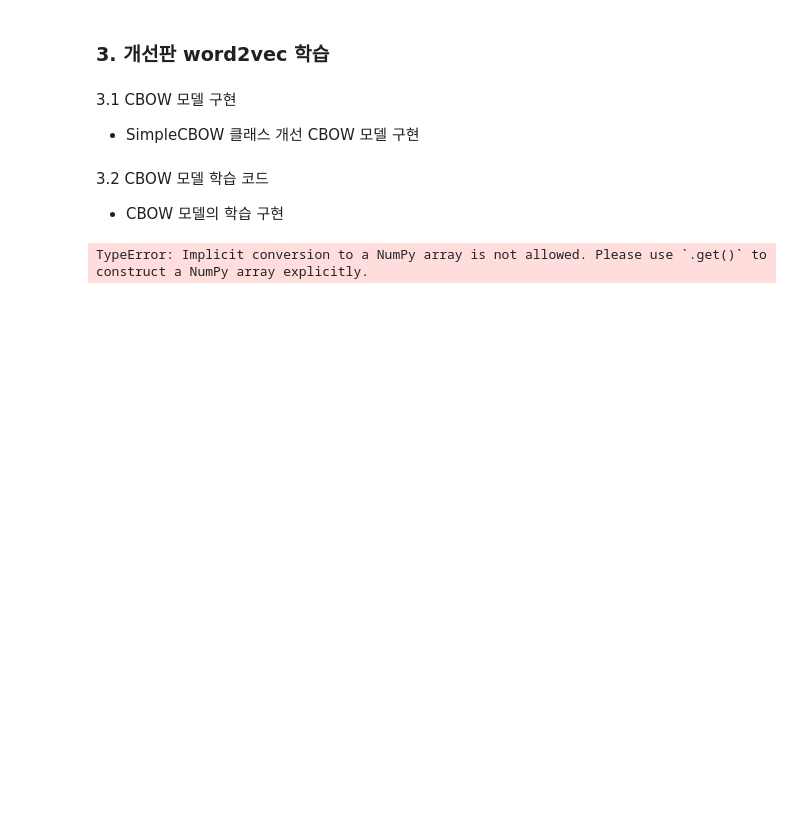
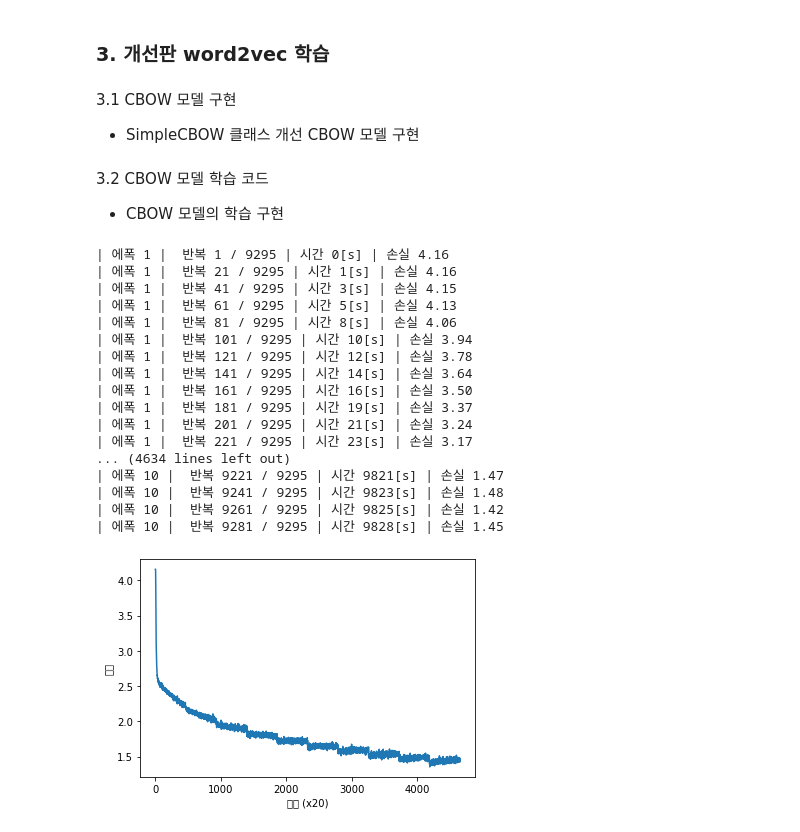
Before and after one commit to JiniNH/dmz03, a Jupyter notebook: [밑바닥2]Chapter4_word2vec_improve.ipynb, the cells around one changed output. Saved outputs shown, nothing was run; the diff lists cells and outputs as text; code cells hidden in the pictures; blank space fills up the shorter version.

```diff
--- a/[밑바닥2]Chapter4_word2vec_improve.ipynb
+++ b/[밑바닥2]Chapter4_word2vec_improve.ipynb
@@ -65,7 +65,7 @@ class Embedding:
         self.grads = [np.zeros_like(W)]
         self.idx = None
 
-    # forward()
+    #forward
     def forward(self, idx):
         W, = self.params
         self.idx = idx
@@ -85,19 +85,15 @@ class Embedding:
     def backward(self, dout):
         dW, = self.grads
         dW[...] = 0
+        np.add.at(dW, self.idx, dout)
 
-        # 계산효율상 for 문보다는 numpy 메서드 사용
-        # for i, word_id in enumerate(self.idx):
-        #     dW[word_id] += dout[i]
-        np.add.at(dW, self.idx, dout)
 
         # # cupy 버전에 따른 오류 해결을 위해
         # if GPU:
         #     cupyx.scatter_add(dW, self.idx, dout)
         # else:
         #     np.add.at(dW, self.idx, dout)
-
-        return None
+        # return None
 # %% [markdown]
 ### 2. word2vec 개선2
 - 은닉층 이후의 처리(행렬 곱과 Softmax 계층의 계산). 네거티브 샘플링 기법 사용 병목 해소
@@ -322,22 +318,20 @@ class CBOW:
 - CBOW 모델의 학습 구현
 # %%
 import sys
-sys.path.append('D:/Python/14.밑바닥부터시작하는딥러닝/2/common')
+sys.path.append('D:/Python/14.밑바닥부터시작하는딥러닝/2/ch04')
 
 import numpy as np
 from common import config
 # GPU에서 실행하려면 아래 주석을 해제하세요(CuPy 필요).
 # ===============================================
-# config.GPU = True
+GPU = False
 # ===============================================
 import pickle
 from common.trainer import Trainer
 from common.optimizer import Adam
 from cbow import CBOW
-from skip_gram import SkipGram
 from common.util import create_contexts_target, to_cpu, to_gpu
 from dataset import ptb
-
 
 # 하이퍼파라미터 설정
 window_size = 5
@@ -347,32 +341,49 @@ max_epoch = 10
 
 # 데이터 읽기
 corpus, word_to_id, id_to_word = ptb.load_data('train')
 vocab_size = len(word_to_id)
 
 contexts, target = create_contexts_target(corpus, window_size)
-if config.GPU:
+if GPU:
     contexts, target = to_gpu(contexts), to_gpu(target)
 
 # 모델 등 생성
 model = CBOW(vocab_size, hidden_size, window_size, corpus)
 # model = SkipGram(vocab_size, hidden_size, window_size, corpus)
 optimizer = Adam()
 trainer = Trainer(model, optimizer)
 
 # 학습 시작
 trainer.fit(contexts, target, max_epoch, batch_size)
 trainer.plot()
 
 # 나중에 사용할 수 있도록 필요한 데이터 저장
 word_vecs = model.word_vecs
 if config.GPU:
     word_vecs = to_cpu(word_vecs)
 params = {}
 params['word_vecs'] = word_vecs.astype(np.float16)
 params['word_to_id'] = word_to_id
 params['id_to_word'] = id_to_word
 pkl_file = 'cbow_params.pkl'  # or 'skipgram_params.pkl'
 with open(pkl_file, 'wb') as f:
     pickle.dump(params, f, -1)
 # %% [output]
-TypeError: Implicit conversion to a NumPy array is not allowed. Please use `.get()` to construct a NumPy array explicitly.
+| 에폭 1 |  반복 1 / 9295 | 시간 0[s] | 손실 4.16
+| 에폭 1 |  반복 21 / 9295 | 시간 1[s] | 손실 4.16
+| 에폭 1 |  반복 41 / 9295 | 시간 3[s] | 손실 4.15
+| 에폭 1 |  반복 61 / 9295 | 시간 5[s] | 손실 4.13
+| 에폭 1 |  반복 81 / 9295 | 시간 8[s] | 손실 4.06
+| 에폭 1 |  반복 101 / 9295 | 시간 10[s] | 손실 3.94
+| 에폭 1 |  반복 121 / 9295 | 시간 12[s] | 손실 3.78
+| 에폭 1 |  반복 141 / 9295 | 시간 14[s] | 손실 3.64
+| 에폭 1 |  반복 161 / 9295 | 시간 16[s] | 손실 3.50
+| 에폭 1 |  반복 181 / 9295 | 시간 19[s] | 손실 3.37
+| 에폭 1 |  반복 201 / 9295 | 시간 21[s] | 손실 3.24
+| 에폭 1 |  반복 221 / 9295 | 시간 23[s] | 손실 3.17
+... (4634 lines left out)
+| 에폭 10 |  반복 9221 / 9295 | 시간 9821[s] | 손실 1.47
+| 에폭 10 |  반복 9241 / 9295 | 시간 9823[s] | 손실 1.48
+| 에폭 10 |  반복 9261 / 9295 | 시간 9825[s] | 손실 1.42
+| 에폭 10 |  반복 9281 / 9295 | 시간 9828[s] | 손실 1.45
+[figure, added]
```
Also changed, not shown: parts of 14 cells of this notebook, 1 other file.
